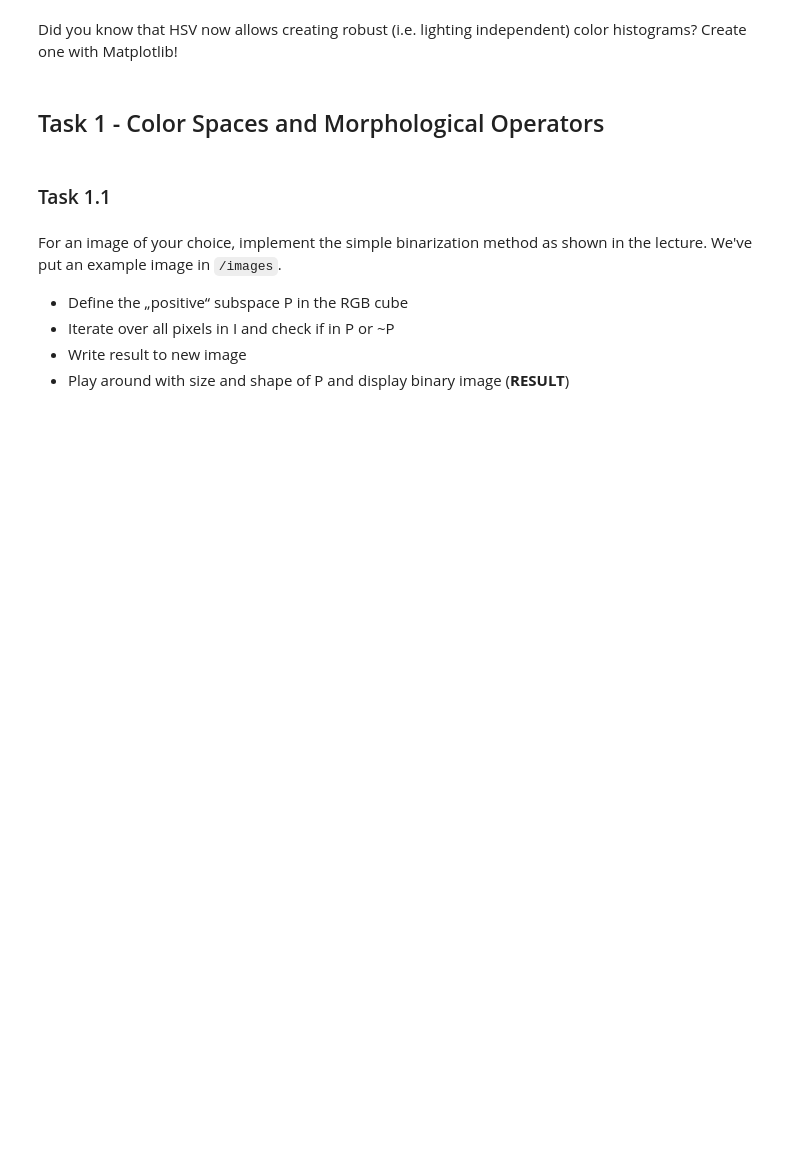
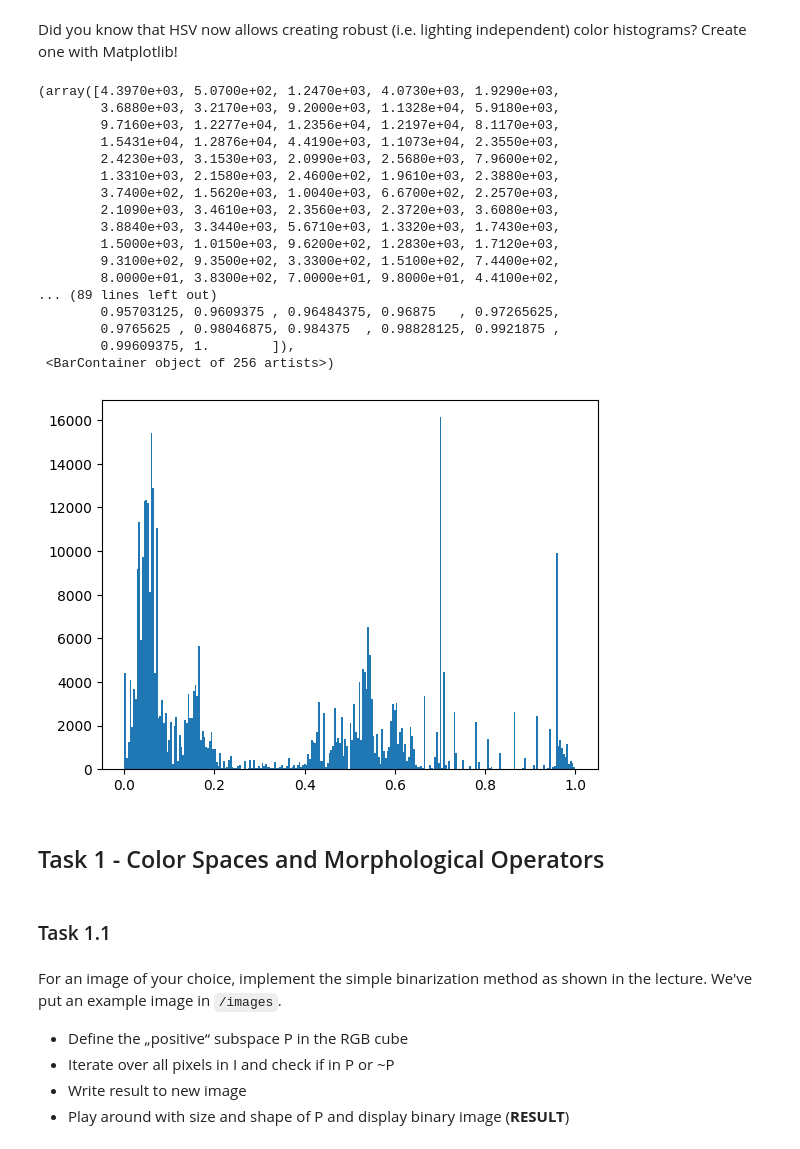
Before and after one commit to theRealProHacker/Computer-Vision, a Jupyter notebook: assignment01.ipynb, the cells around one changed output. Drawn from its saved outputs; the diff is of its cells as text; code cells hidden in the pictures; blank space fills up the shorter version.

```diff
--- a/assignment01.ipynb
+++ b/assignment01.ipynb
@@ -43,3 +58,24 @@ Did you know that HSV now allows creating robust (i.e. lighting independent) col
+# %%
+plt.hist(color.rgb2hsv(image)[:,:,0].ravel(), bins=256, range=(0.0, 1.0))
+# %% [output]
+(array([4.3970e+03, 5.0700e+02, 1.2470e+03, 4.0730e+03, 1.9290e+03,
+        3.6880e+03, 3.2170e+03, 9.2000e+03, 1.1328e+04, 5.9180e+03,
+        9.7160e+03, 1.2277e+04, 1.2356e+04, 1.2197e+04, 8.1170e+03,
+        1.5431e+04, 1.2876e+04, 4.4190e+03, 1.1073e+04, 2.3550e+03,
+        2.4230e+03, 3.1530e+03, 2.0990e+03, 2.5680e+03, 7.9600e+02,
+        1.3310e+03, 2.1580e+03, 2.4600e+02, 1.9610e+03, 2.3880e+03,
+        3.7400e+02, 1.5620e+03, 1.0040e+03, 6.6700e+02, 2.2570e+03,
+        2.1090e+03, 3.4610e+03, 2.3560e+03, 2.3720e+03, 3.6080e+03,
+        3.8840e+03, 3.3440e+03, 5.6710e+03, 1.3320e+03, 1.7430e+03,
+        1.5000e+03, 1.0150e+03, 9.6200e+02, 1.2830e+03, 1.7120e+03,
+        9.3100e+02, 9.3500e+02, 3.3300e+02, 1.5100e+02, 7.4400e+02,
+        8.0000e+01, 3.8300e+02, 7.0000e+01, 9.8000e+01, 4.4100e+02,
+... (89 lines left out)
+        0.95703125, 0.9609375 , 0.96484375, 0.96875   , 0.97265625,
+        0.9765625 , 0.98046875, 0.984375  , 0.98828125, 0.9921875 ,
+        0.99609375, 1.        ]),
+ <BarContainer object of 256 artists>)
+[figure, added]
 # %% [markdown]
 ## Task 1 - Color Spaces and Morphological Operators
 # %% [markdown]
```
Also changed, not shown: parts of 16 cells of this notebook.
